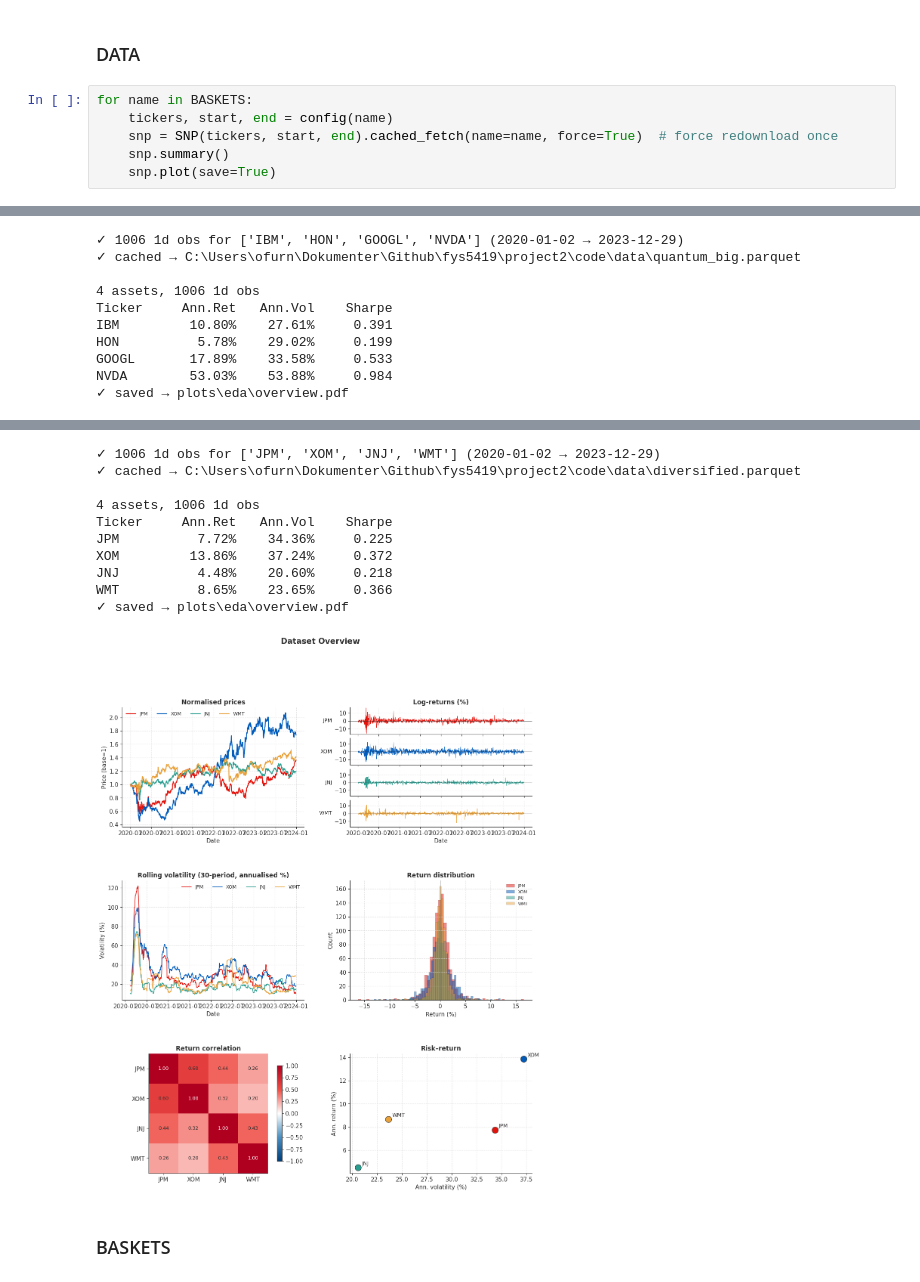
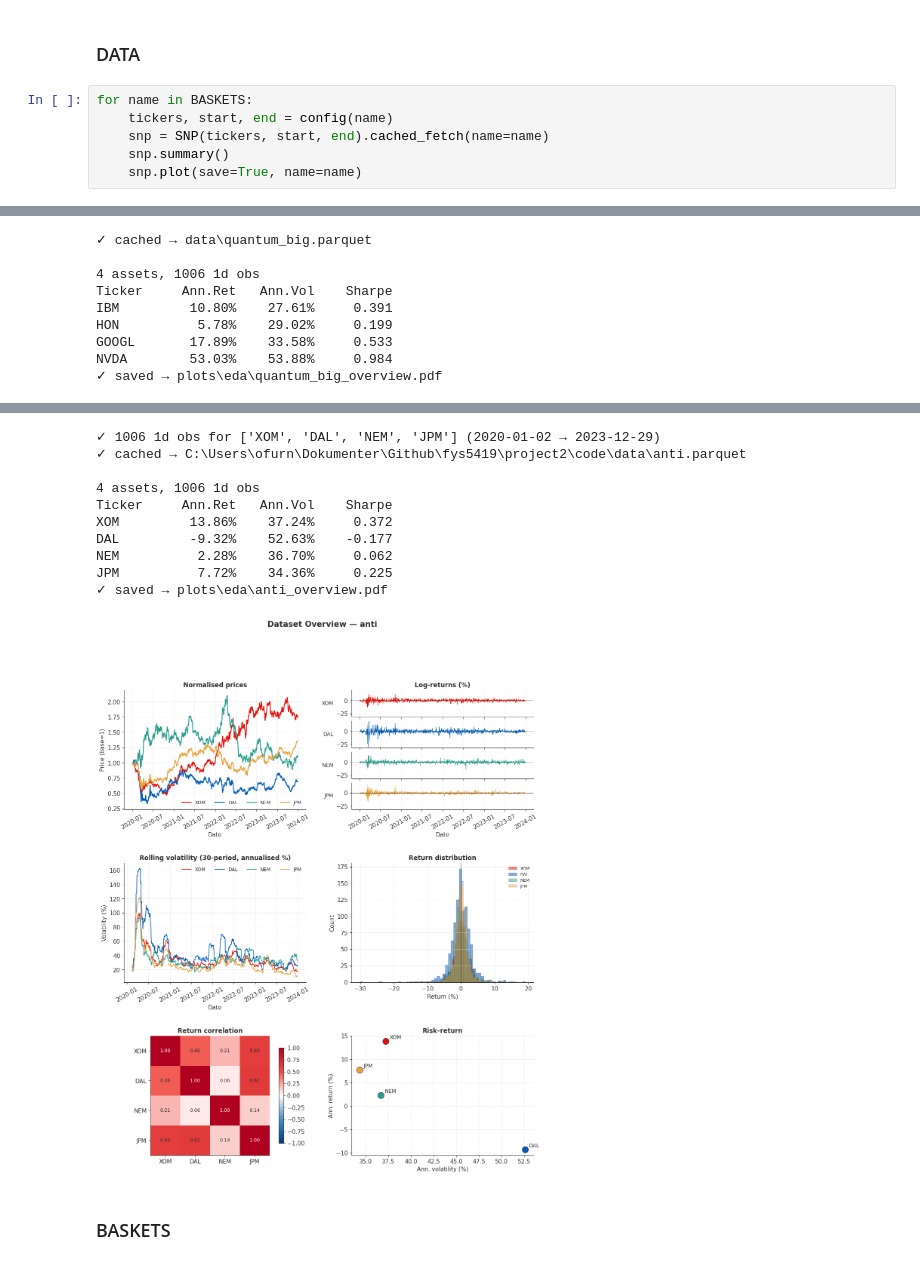
Before and after one commit to egil10/fys5419, a Jupyter notebook: project2/code/notebooks/snp.ipynb, the cells around one changed output, grey strips where cells are left out. Drawn from its saved outputs; the diff is of its cells as text.

```diff
--- a/project2/code/notebooks/snp.ipynb
+++ b/project2/code/notebooks/snp.ipynb
@@ -15,7 +15,7 @@ from scripts.baskets import get, BASKETS, config
 # %%
 for name in BASKETS:
     tickers, start, end = config(name)
-    snp = SNP(tickers, start, end).cached_fetch(name=name, force=True)  # force redownload once
+    snp = SNP(tickers, start, end).cached_fetch(name=name)
     snp.summary()
-    snp.plot(save=True)
+    snp.plot(save=True, name=name)
 # %% [output]
@@ -44,5 +42,4 @@ QUBT        71.78%   129.03%     0.556
-✓ 1006 1d obs for ['IBM', 'HON', 'GOOGL', 'NVDA'] (2020-01-02 → 2023-12-29)
-✓ cached → C:\Users\ofurn\Dokumenter\Github\fys5419\project2\code\data\quantum_big.parquet
+✓ cached → data\quantum_big.parquet
 
 4 assets, 1006 1d obs
 Ticker     Ann.Ret   Ann.Vol    Sharpe
@@ -50,4 +47,4 @@ IBM         10.80%    27.61%     0.391
 HON          5.78%    29.02%     0.199
 GOOGL       17.89%    33.58%     0.533
 NVDA        53.03%    53.88%     0.984
-✓ saved → plots\eda\overview.pdf
+✓ saved → plots\eda\quantum_big_overview.pdf
@@ -55,14 +52,14 @@ NVDA        53.03%    53.88%     0.984
-✓ 1006 1d obs for ['JPM', 'XOM', 'JNJ', 'WMT'] (2020-01-02 → 2023-12-29)
-✓ cached → C:\Users\ofurn\Dokumenter\Github\fys5419\project2\code\data\diversified.parquet
+✓ 1006 1d obs for ['XOM', 'DAL', 'NEM', 'JPM'] (2020-01-02 → 2023-12-29)
+✓ cached → C:\Users\ofurn\Dokumenter\Github\fys5419\project2\code\data\anti.parquet
 
 4 assets, 1006 1d obs
 Ticker     Ann.Ret   Ann.Vol    Sharpe
+XOM         13.86%    37.24%     0.372
+DAL         -9.32%    52.63%    -0.177
+NEM          2.28%    36.70%     0.062
 JPM          7.72%    34.36%     0.225
-XOM         13.86%    37.24%     0.372
-JNJ          4.48%    20.60%     0.218
-WMT          8.65%    23.65%     0.366
-✓ saved → plots\eda\overview.pdf
+✓ saved → plots\eda\anti_overview.pdf
-[figure, old version]
+[figure, new version]
 # %% [markdown]
 ### BASKETS
 # %%
```
Also changed, not shown: parts of 5 cells of this notebook, 10 other files.
